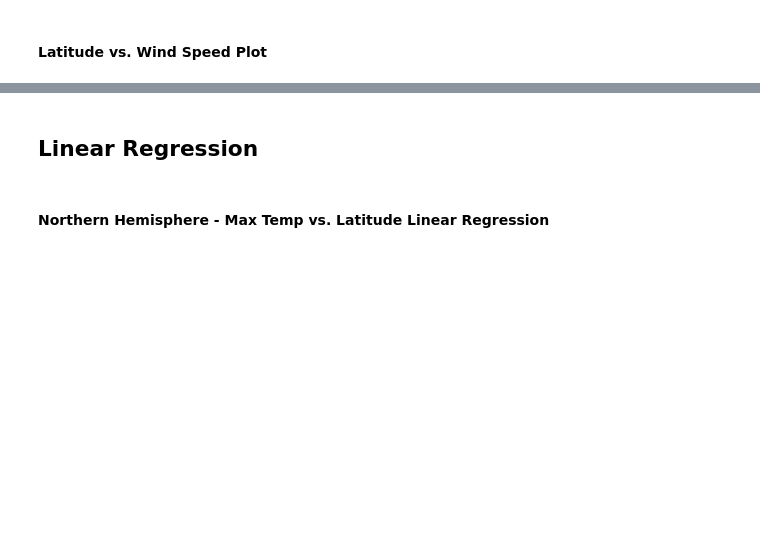
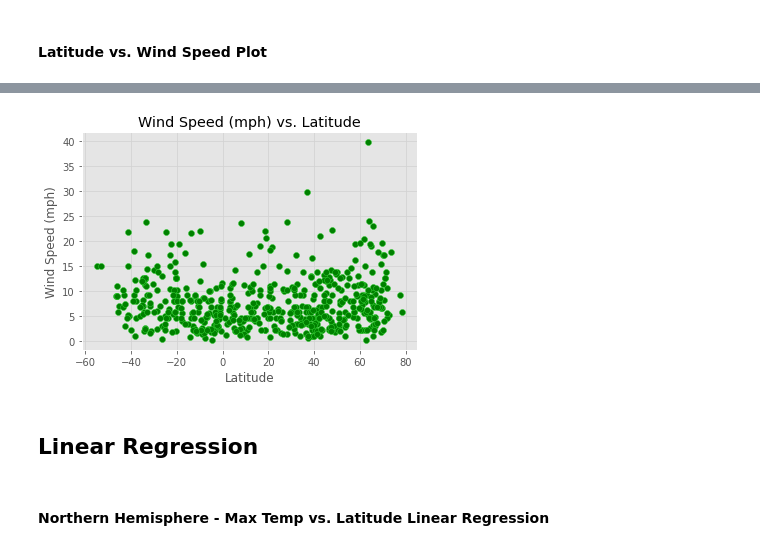
Before and after one commit to pauish/python-api-challenge, a Jupyter notebook: WeatherPy.ipynb, the cells around one changed output, grey strips where cells are left out. Drawn from its saved outputs; the diff is of its cells as text; code cells hidden in the pictures; blank space fills up the shorter version.

```diff
--- a/WeatherPy.ipynb
+++ b/WeatherPy.ipynb
@@ -123,3 +202,14 @@ dtype: int64
+# %%
+plt.scatter(lat,wind,edgecolors="limegreen",facecolors="green")
+plt.grid (b=True,which="major",axis="both",linestyle="-",color="lightgray")
+plt.title(f"Wind Speed (mph) vs. Latitude")
+plt.xlabel("Latitude")
+plt.ylabel("Wind Speed (mph)")
+plt.style.use('ggplot')
+plt.savefig("output_data/Wind_Speed.png")
+plt.show()
+# %% [output]
+[figure, added]
 # %% [markdown]
 ## Linear Regression
 # %%
```
Also changed, not shown: parts of 35 cells of this notebook, 5 other files.
